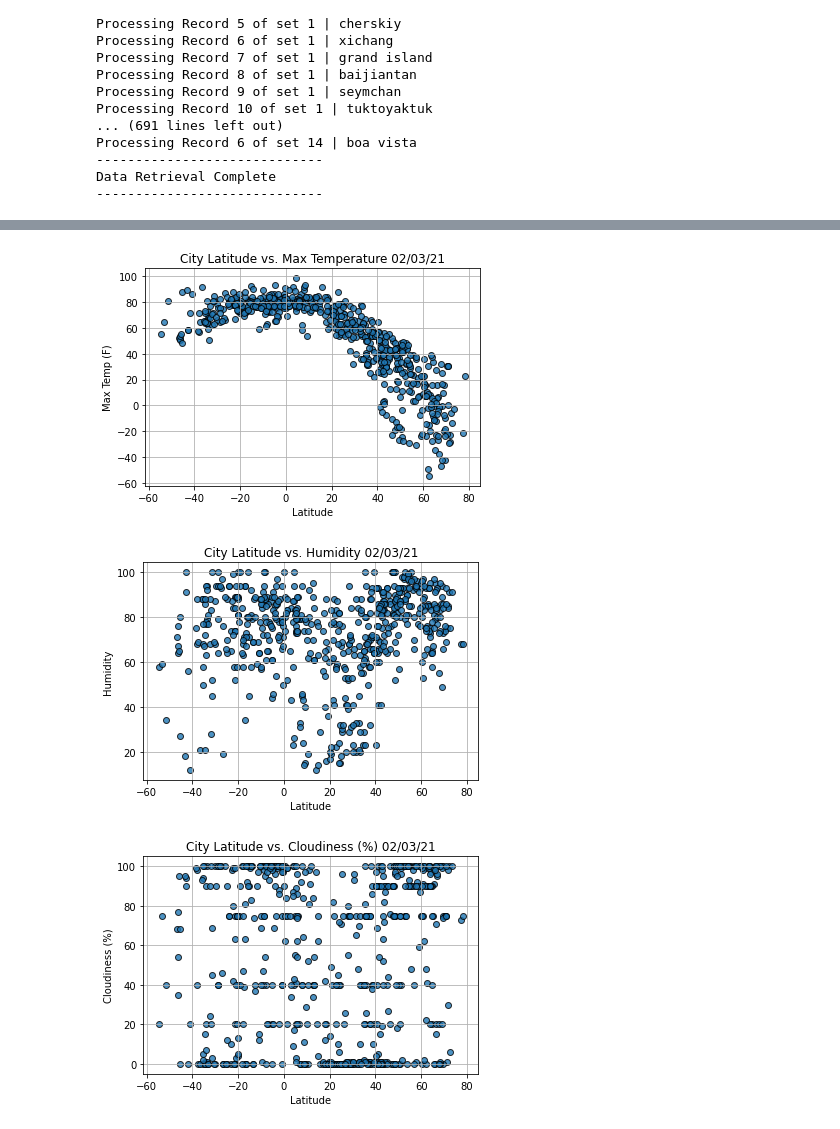
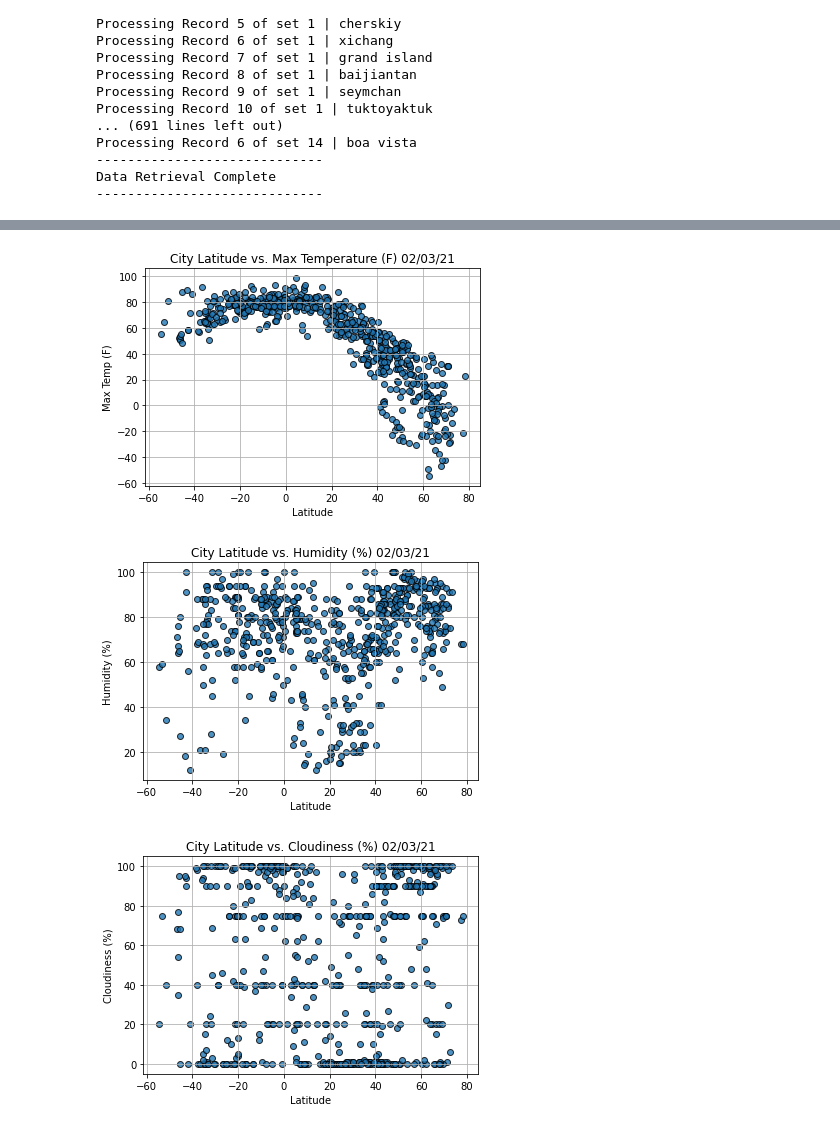
Before and after one commit to nasarar/World_Weather_Analysis, a Jupyter notebook: WeatherPy.ipynb, the cells around one changed output, grey strips where cells are left out. Saved outputs shown, nothing was run; the diff lists cells and outputs as text; code cells hidden in the pictures.

Commit message:
adding weather analysis scatter plot

```diff
--- a/WeatherPy.ipynb
+++ b/WeatherPy.ipynb
@@ -167,7 +167,7 @@ plt.scatter(lats,
            label = 'Cities')
 
 #incorporate the other graph properties
-plt.title(f'City Latitude vs. Max Temperature ' + time.strftime('%x'))
+plt.title(f'City Latitude vs. Max Temperature (F) ' + time.strftime('%x'))
 plt.ylabel('Max Temp (F)')
 plt.xlabel('Latitude')
 plt.grid(True)
@@ -178,30 +178,30 @@ plt.savefig('weather_data/Fig1.png')
 #shows plot
 plt.show()
 # %% [output]
-[figure, old version]
+[figure, new version]
 # %%
 #builds the scatter plot for Latitude vs.Humidity
 plt.scatter(lats,
            humidity,
            edgecolor = 'black',
            linewidths = 1,
            marker = 'o',
            alpha = 0.8,
            label = 'Cities')
 
 #incorporate the other graph properties
-plt.title(f'City Latitude vs. Humidity ' + time.strftime('%x'))
-plt.ylabel('Humidity')
+plt.title(f'City Latitude vs. Humidity (%) ' + time.strftime('%x'))
+plt.ylabel('Humidity (%)')
 plt.xlabel('Latitude')
 plt.grid(True)
 
 #saves the figure
 plt.savefig('weather_data/Fig2.png')
 
 #shows plot
 plt.show()
 # %% [output]
-[figure, old version]
+[figure, new version]
 # %%
 #builds the scatter plot for Latitude vs. Cloudiness
 plt.scatter(lats,
```
Also changed, not shown: parts of 1 cell of this notebook.
